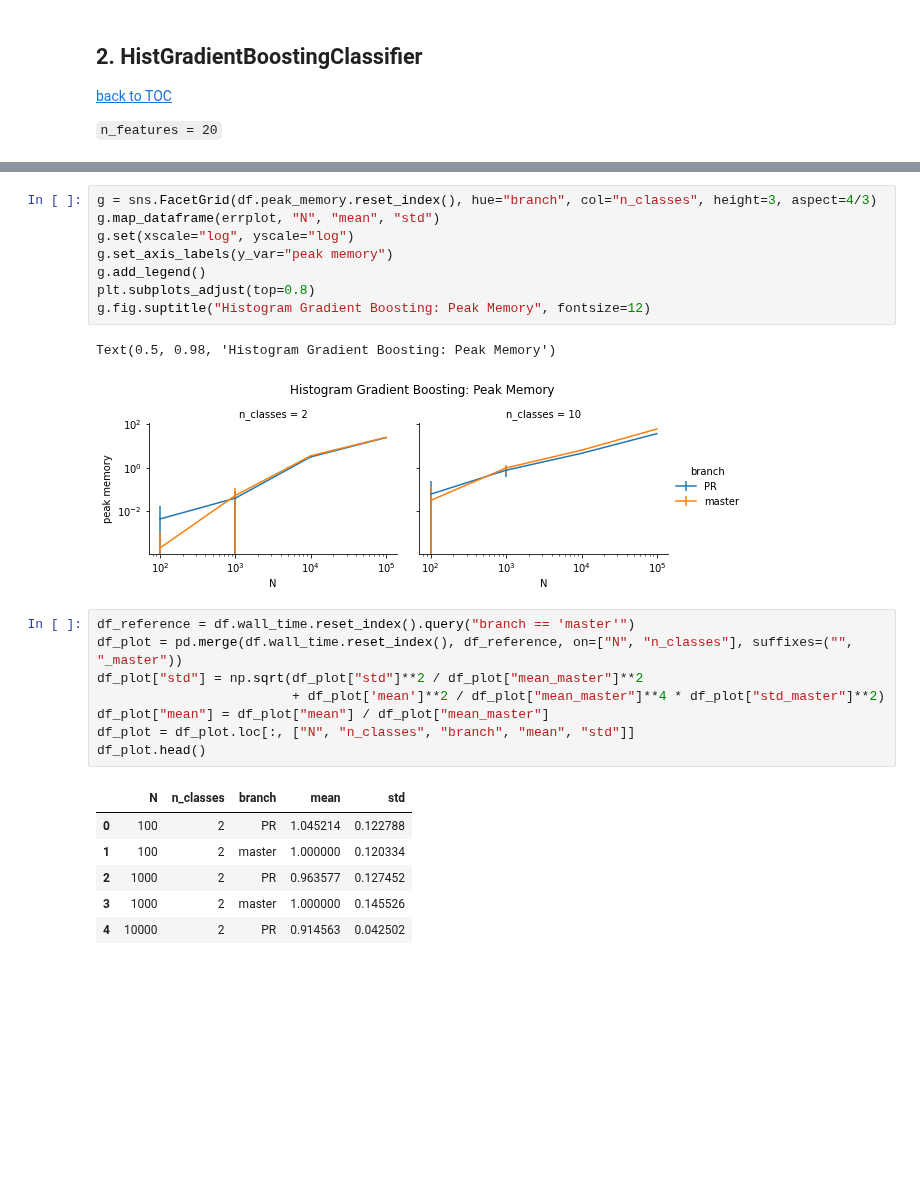
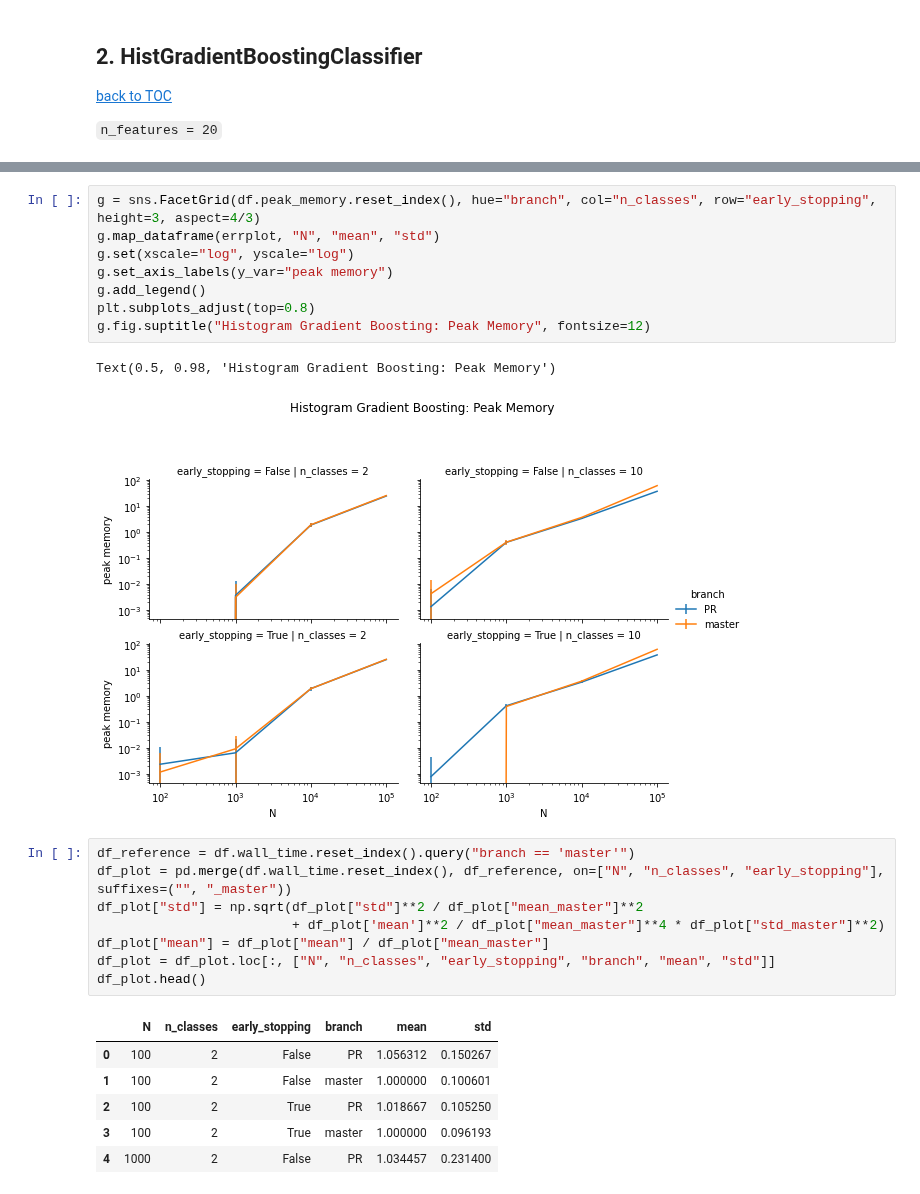
Before and after one commit to lorentzenchr/notebooks, a Jupyter notebook: bench_loss_module_logistic_and_hgbt.ipynb, the cells around one changed output, grey strips where cells are left out. Cells and saved outputs as stored; diff of their text form; blank space fills up the shorter version.

```diff
--- a/bench_loss_module_logistic_and_hgbt.ipynb
+++ b/bench_loss_module_logistic_and_hgbt.ipynb
@@ -200,28 +200,28 @@ Text(0.5, 0.98, 'Histogram Gradient Boosting: CPU Time')
 # %%
-g = sns.FacetGrid(df.peak_memory.reset_index(), hue="branch", col="n_classes", height=3, aspect=4/3)
+g = sns.FacetGrid(df.peak_memory.reset_index(), hue="branch", col="n_classes", row="early_stopping", height=3, aspect=4/3)
 g.map_dataframe(errplot, "N", "mean", "std")
 g.set(xscale="log", yscale="log")
 g.set_axis_labels(y_var="peak memory")
 g.add_legend()
 plt.subplots_adjust(top=0.8)
 g.fig.suptitle("Histogram Gradient Boosting: Peak Memory", fontsize=12)
 # %% [output]
 Text(0.5, 0.98, 'Histogram Gradient Boosting: Peak Memory')
-[figure, old version]
+[figure, new version]
 # %%
 df_reference = df.wall_time.reset_index().query("branch == 'master'")
-df_plot = pd.merge(df.wall_time.reset_index(), df_reference, on=["N", "n_classes"], suffixes=("", "_master"))
+df_plot = pd.merge(df.wall_time.reset_index(), df_reference, on=["N", "n_classes", "early_stopping"], suffixes=("", "_master"))
 df_plot["std"] = np.sqrt(df_plot["std"]**2 / df_plot["mean_master"]**2
                          + df_plot['mean']**2 / df_plot["mean_master"]**4 * df_plot["std_master"]**2)
 df_plot["mean"] = df_plot["mean"] / df_plot["mean_master"]
-df_plot = df_plot.loc[:, ["N", "n_classes", "branch", "mean", "std"]]
+df_plot = df_plot.loc[:, ["N", "n_classes", "early_stopping", "branch", "mean", "std"]]
 df_plot.head()
 # %% [output]
-|  | N | n_classes | branch | mean | std |
-| 0 | 100 | 2 | PR | 1.045214 | 0.122788 |
-| 1 | 100 | 2 | master | 1.000000 | 0.120334 |
-| 2 | 1000 | 2 | PR | 0.963577 | 0.127452 |
-| 3 | 1000 | 2 | master | 1.000000 | 0.145526 |
-| 4 | 10000 | 2 | PR | 0.914563 | 0.042502 |
+|  | N | n_classes | early_stopping | branch | mean | std |
+| 0 | 100 | 2 | False | PR | 1.056312 | 0.150267 |
+| 1 | 100 | 2 | False | master | 1.000000 | 0.100601 |
+| 2 | 100 | 2 | True | PR | 1.018667 | 0.105250 |
+| 3 | 100 | 2 | True | master | 1.000000 | 0.096193 |
+| 4 | 1000 | 2 | False | PR | 1.034457 | 0.231400 |
 # %%
 # shift N slightly to make visualization easier
```
Also changed, not shown: parts of 5 cells of this notebook, 3 other files.
